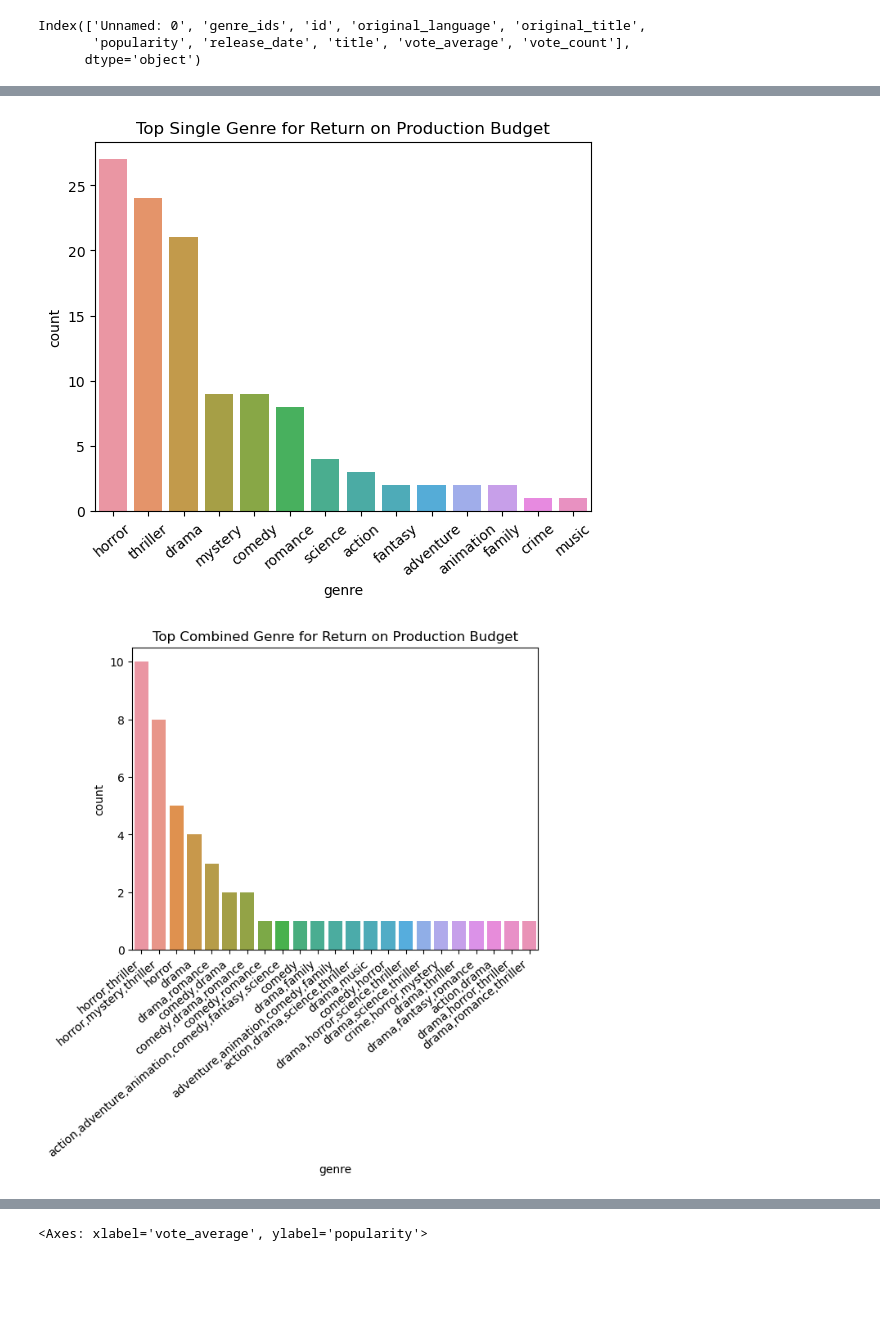
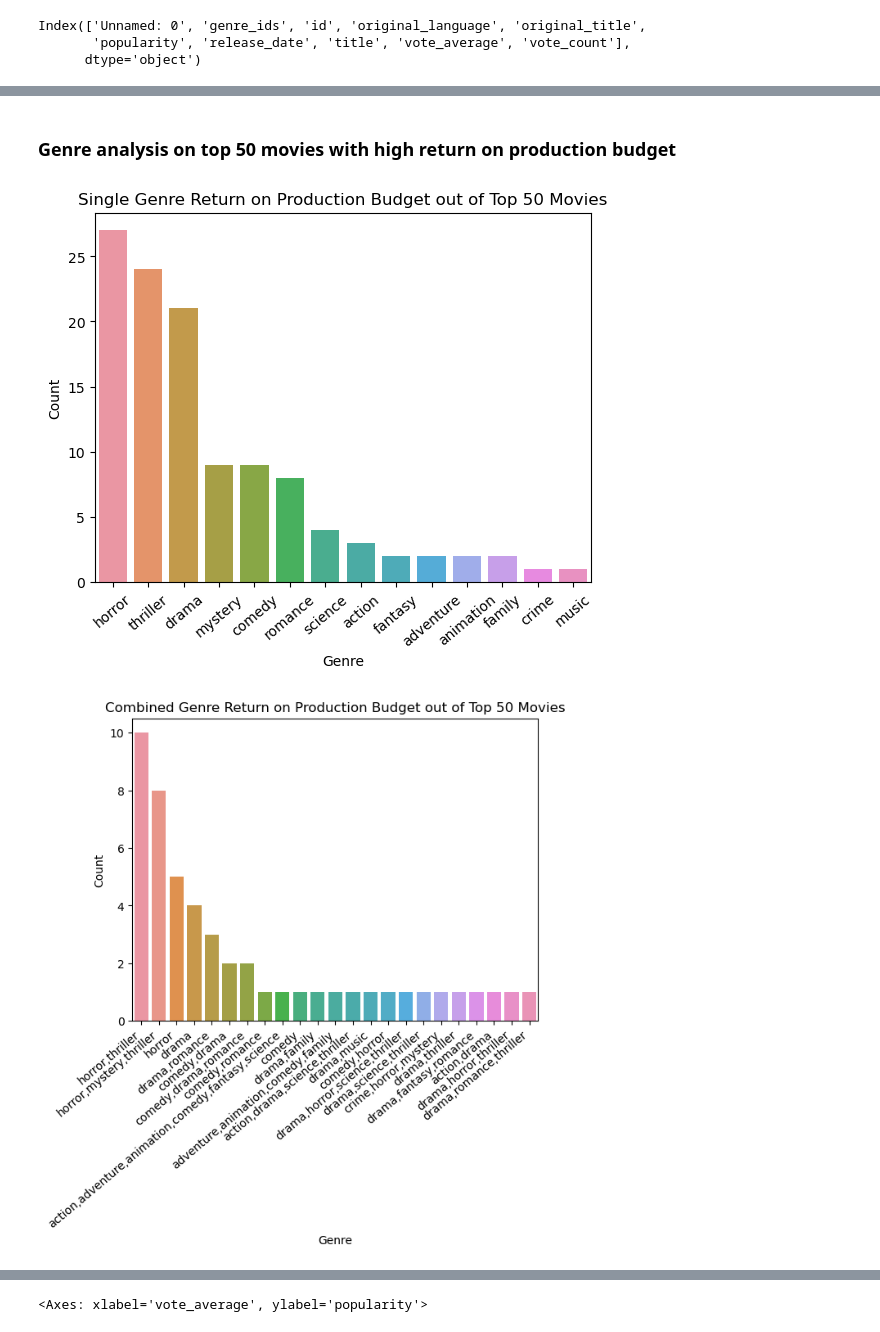
Before and after one commit to bkokin/semester_1_capstone, a Jupyter notebook: exploratory_work/hanwen_exploratory.ipynb, the cells around one changed output, grey strips where cells are left out. Saved outputs shown, nothing was run; the diff lists cells and outputs as text; code cells hidden in the pictures; blank space fills up the shorter version.

```diff
--- a/exploratory_work/hanwen_exploratory.ipynb
+++ b/exploratory_work/hanwen_exploratory.ipynb
@@ -323,5 +208,6 @@ Index(['Unnamed: 0', 'genre_ids', 'id', 'original_language', 'original_title',
        'popularity', 'release_date', 'title', 'vote_average', 'vote_count'],
       dtype='object')
 # %%
-genres_df['genre'] = genres_df.genre_ids.apply(convert_ids)
+# convert genre ids to human understandable genres
+genres_df['genre'] = genres_df['genre_ids'].apply(convert_ids)
 # %%
@@ -328,7 +215,9 @@ genres_df['genre'] = genres_df.genre_ids.apply(convert_ids)
 genres_df.drop(columns=["Unnamed: 0", 'id'], inplace=True)
 # %%
-genres_df['release_date'] = pd.to_datetime(genres_df.release_date)
+# convert date format to match budget data's format
+genres_df['release_date'] = pd.to_datetime(genres_df['release_date'])
 # %%
-genres_df['title'] = genres_df.title.str.lower()
+# lowercase for better merge with budget data
+genres_df['title'] = genres_df['title'].str.lower()
 # %%
-budget_genre = last_30.merge(genres_df, left_on=['movie', 'release_date'], right_on=['title', 'release_date'], how='inner').drop_duplicates()
+budget_genre = last_30_years.merge(genres_df, left_on=['movie', 'release_date'], right_on=['title', 'release_date'], how='inner').drop_duplicates()
@@ -355 +244,3 @@ budget_genre.iloc[:50]
+# %% [markdown]
+### Genre analysis on top 50 movies with high return on production budget
 # %%
@@ -362,15 +255,19 @@ genre_combined_df = genre_combined.reset_index()
 genre_combined_df.columns = ['genre', 'count']
 # %%
 sns.barplot(data=genre_split_df, x='genre', y='count')
-plt.title('Top Single Genre for Return on Production Budget')
+plt.title('Single Genre Return on Production Budget out of Top 50 Movies')
+plt.xlabel('Genre')
+plt.ylabel('Count')
 plt.xticks(rotation=40)
 None
 # %% [output]
-[figure, old version]
+[figure, new version]
 # %%
 sns.barplot(data=genre_combined_df, x='genre', y='count')
-plt.title('Top Combined Genre for Return on Production Budget')
+plt.title('Combined Genre Return on Production Budget out of Top 50 Movies')
+plt.xlabel('Genre')
+plt.ylabel('Count')
 plt.xticks(rotation=40, horizontalalignment='right')
 None
 # %% [output]
-[figure, old version]
+[figure, new version]
```
Also changed, not shown: parts of 77 cells of this notebook.
